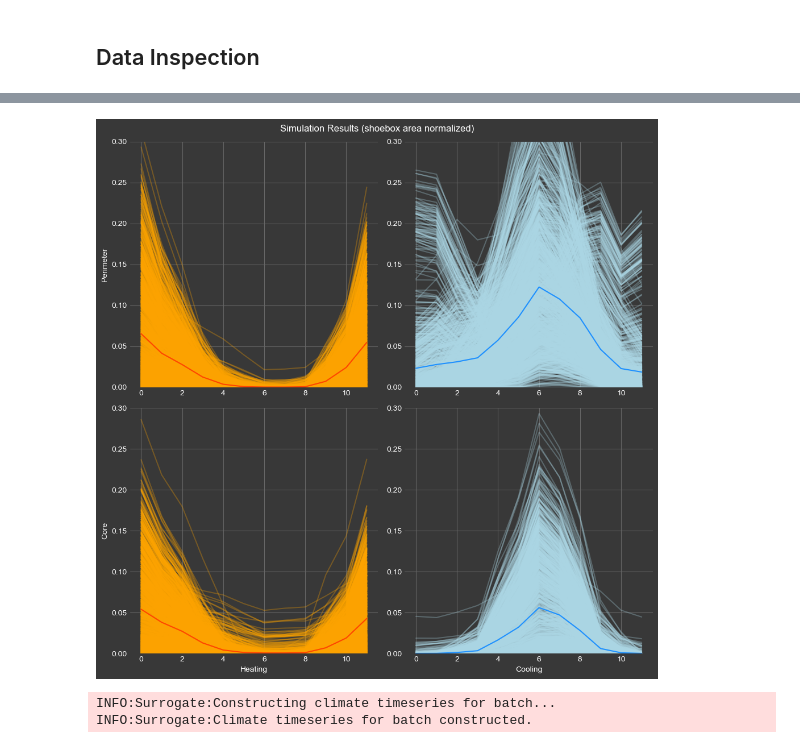
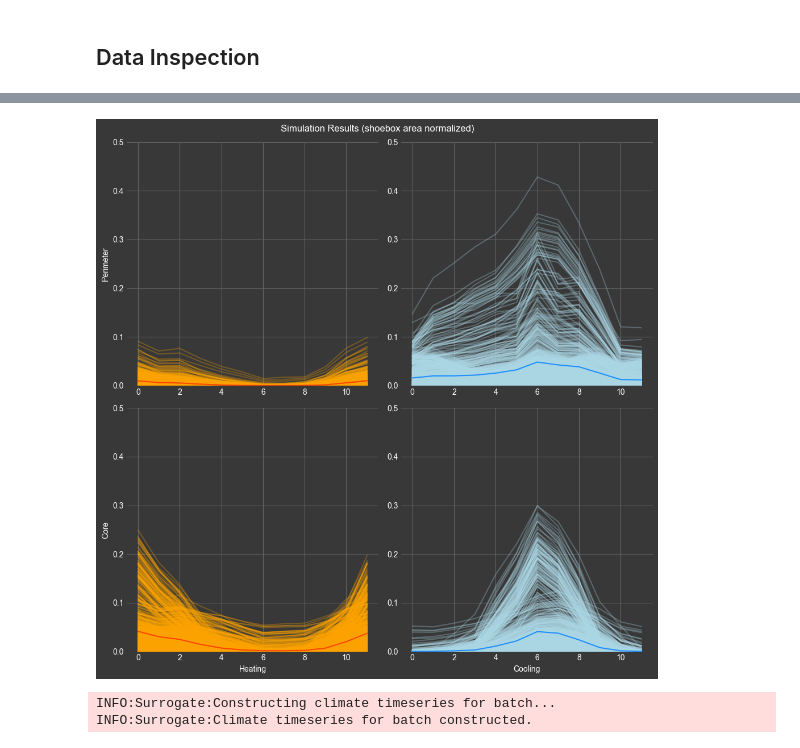
Before and after one commit to szvsw/ml-for-building-energy-modeling, a Jupyter notebook: ml-for-bem/modularized_training.ipynb, the cells around one changed output, grey strips where cells are left out. Saved outputs shown, nothing was run; the diff lists cells and outputs as text; code cells hidden in the pictures.

```diff
--- a/ml-for-bem/modularized_training.ipynb
+++ b/ml-for-bem/modularized_training.ipynb
@@ -67,7 +67,7 @@ INFO:Surrogate:Building vector for batch constructed.
 # %%
-surrogate.plot_true_results(start_ix=0,count=1600, ylim=0.3)
+surrogate.plot_true_results(start_ix=0,count=1000, ylim=0.5)
 # %% [output]
-[figure, old version]
+[figure, new version]
 # %%
 surrogate.plot_weather_vector(bldg_ix=237234, param="dbt")
 # %% [output]
```
Also changed, not shown: parts of 4 cells of this notebook, 3 other files.
